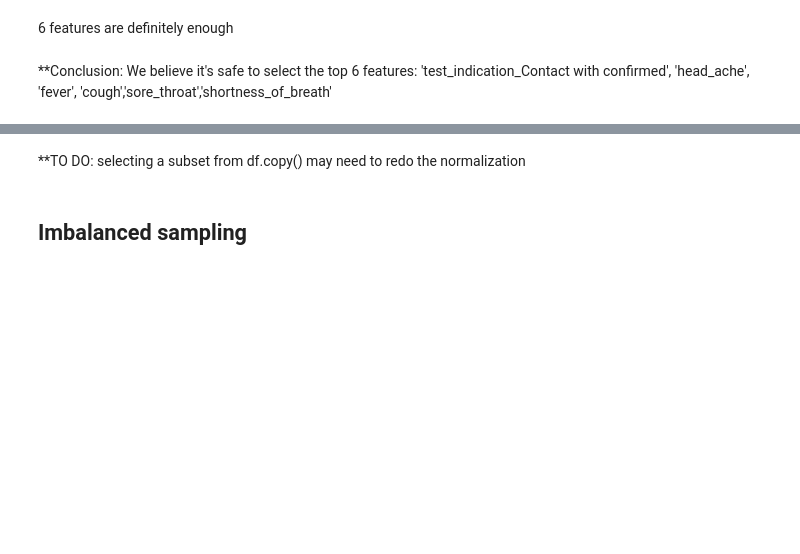
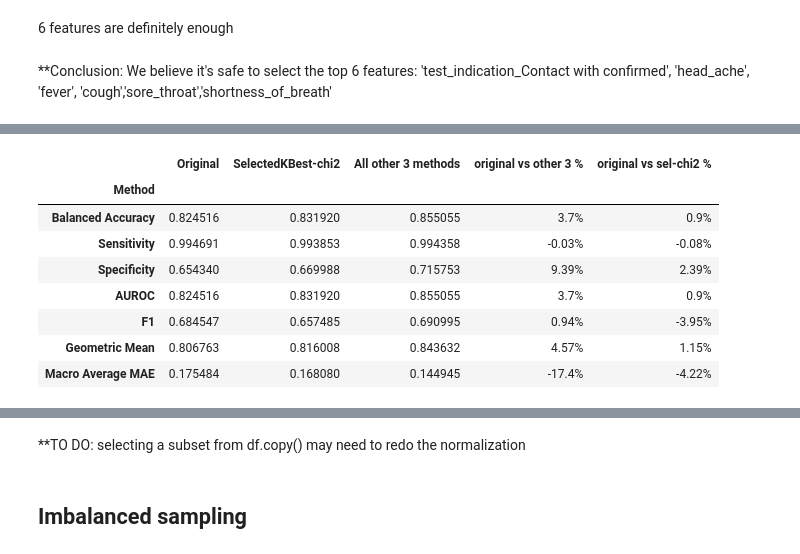
Before and after one commit to guojunseven/Data-Mining-Project, a Jupyter notebook: COVID19 Diagnosis Prediction.ipynb, the cells around one changed output, grey strips where cells are left out. Drawn from its saved outputs; the diff is of its cells as text; code cells hidden in the pictures; blank space fills up the shorter version.

```diff
--- a/COVID19 Diagnosis Prediction.ipynb
+++ b/COVID19 Diagnosis Prediction.ipynb
@@ -948,0 +976,12 @@ results
+# %%
+results
+# %% [output]
+|  | Original | SelectedKBest-chi2 | All other 3 methods | original vs other 3 % | original vs sel-chi2 % |
+| Method |  |  |  |  |  |
+| Balanced Accuracy | 0.824516 | 0.831920 | 0.855055 | 3.7% | 0.9% |
+| Sensitivity | 0.994691 | 0.993853 | 0.994358 | -0.03% | -0.08% |
+| Specificity | 0.654340 | 0.669988 | 0.715753 | 9.39% | 2.39% |
+| AUROC | 0.824516 | 0.831920 | 0.855055 | 3.7% | 0.9% |
+| F1 | 0.684547 | 0.657485 | 0.690995 | 0.94% | -3.95% |
+| Geometric Mean | 0.806763 | 0.816008 | 0.843632 | 4.57% | 1.15% |
+| Macro Average MAE | 0.175484 | 0.168080 | 0.144945 | -17.4% | -4.22% |
```
Also changed, not shown: parts of 15 cells of this notebook.
